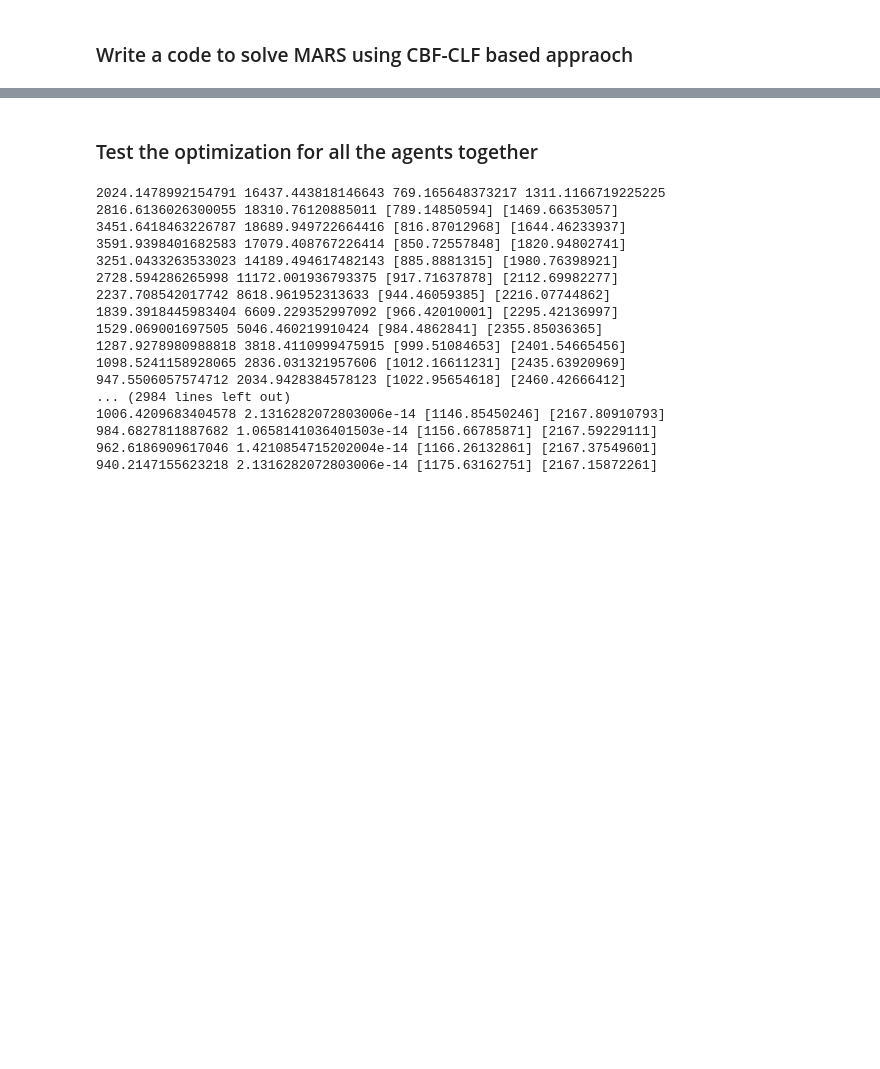
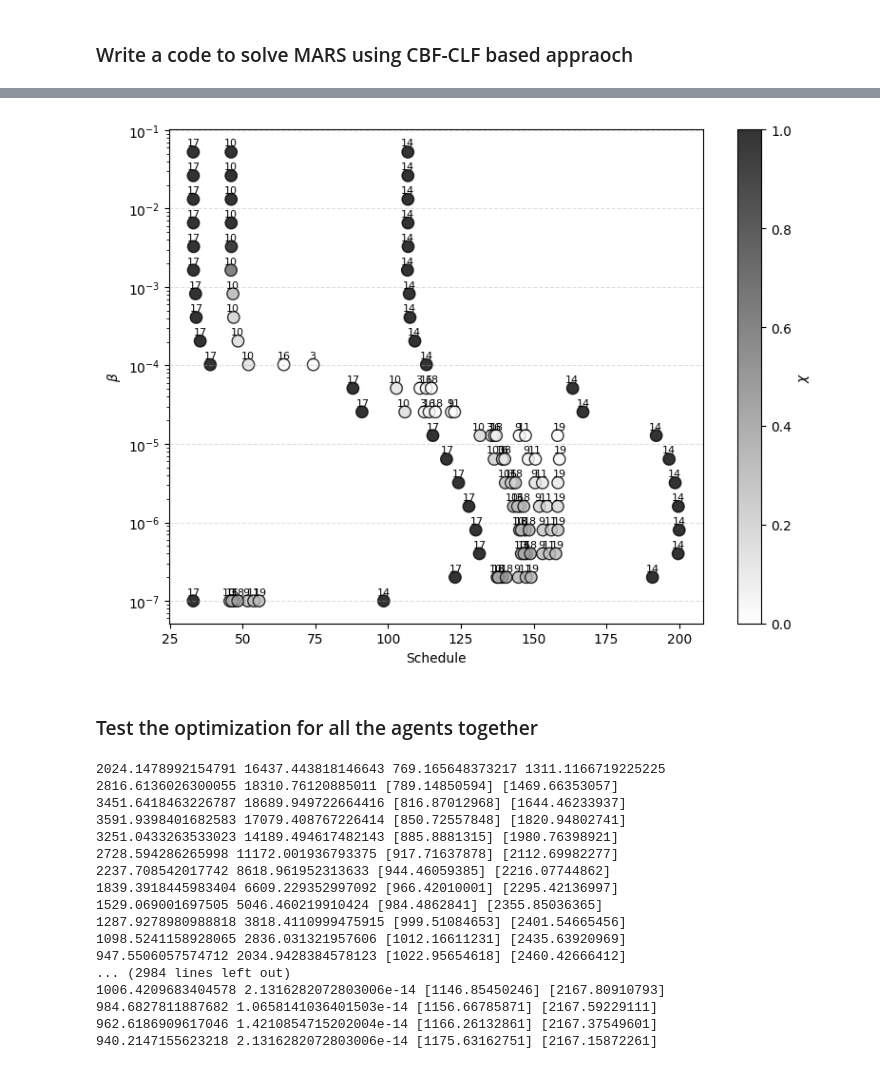
Before and after one commit to dt-1729/ULI_NASA, a Jupyter notebook: UTM_scheduling_and_routing/main.ipynb, the cells around one changed output, grey strips where cells are left out. Cells and saved outputs as stored; diff of their text form; code cells hidden in the pictures; blank space fills up the shorter version.

```diff
--- a/UTM_scheduling_and_routing/main.ipynb
+++ b/UTM_scheduling_and_routing/main.ipynb
@@ -274,0 +337,4 @@ a, b
+# %%
+agent = 6
+node = 10
+mars.mask[node]
@@ -274,0 +343,6 @@ a, b
+# %%
+nodes = np.where(mars.mask[node]==1)[0]
+nodes = np.sort(np.concatenate((nodes,np.array([node])))).astype(int)
+T_array_node = T_array[:,agent, nodes].squeeze()
+chi_array_node = chi_array[:,agent,nodes].squeeze()
+chi_threshold = 0.01   # choose your threshold
@@ -275,3 +369,54 @@ a, b
+# %%
+plt.figure(figsize=(8, 6))
+
+bubble_size = 80  # fixed size for all bubbles
+x_spacing = 0.15  # horizontal offset for labels
+
+for i in range(n_beta):
+    beta = beta_arr[i]
+    assoc = chi_array_node[i]
+
+    mask = assoc > chi_threshold
+    if not np.any(mask):
+        continue
+
+    x_vals = T_array_node[i, mask]
+    chi_vals = assoc[mask]
+    node_labels = nodes[mask]
+
+    # Scatter plot (size fixed, color encodes association)
+    sc = plt.scatter(
+        x_vals,
+        np.full(len(x_vals), beta),
+        s=bubble_size,
+        c=chi_vals,
+        cmap="gray_r",
+        vmin=0, vmax=1,     # colorbar range [0,1]
+        edgecolors="black",
+        alpha=0.8
+    )
+
+    # Node labels with slight horizontal offsets to avoid overlap
+    for j, (x, node_id) in enumerate(zip(x_vals, node_labels)):
+        offset = (j - len(x_vals)/2) * x_spacing  # spread labels
+        plt.text(
+            x + offset,
+            beta * 1.2,
+            str(node_id),
+            fontsize=8,
+            ha="center"
+        )
+
+plt.yscale("log")
+plt.xlabel("Schedule")
+plt.ylabel(r"$\beta$")
+# plt.title("Node Values per β (Bubble color = association strength χ)")
+plt.colorbar(sc, label=r"$\chi$", ticks=np.linspace(0,1,6))
+plt.grid(True, axis="y", linestyle="--", alpha=0.4)
+plt.tight_layout()
+plt.show()
+# %% [output]
+[figure, added]
 # %% [markdown]
 ### Test the optimization for all the agents together
 # %%
```
Also changed, not shown: parts of 15 cells of this notebook, 4 other files.
